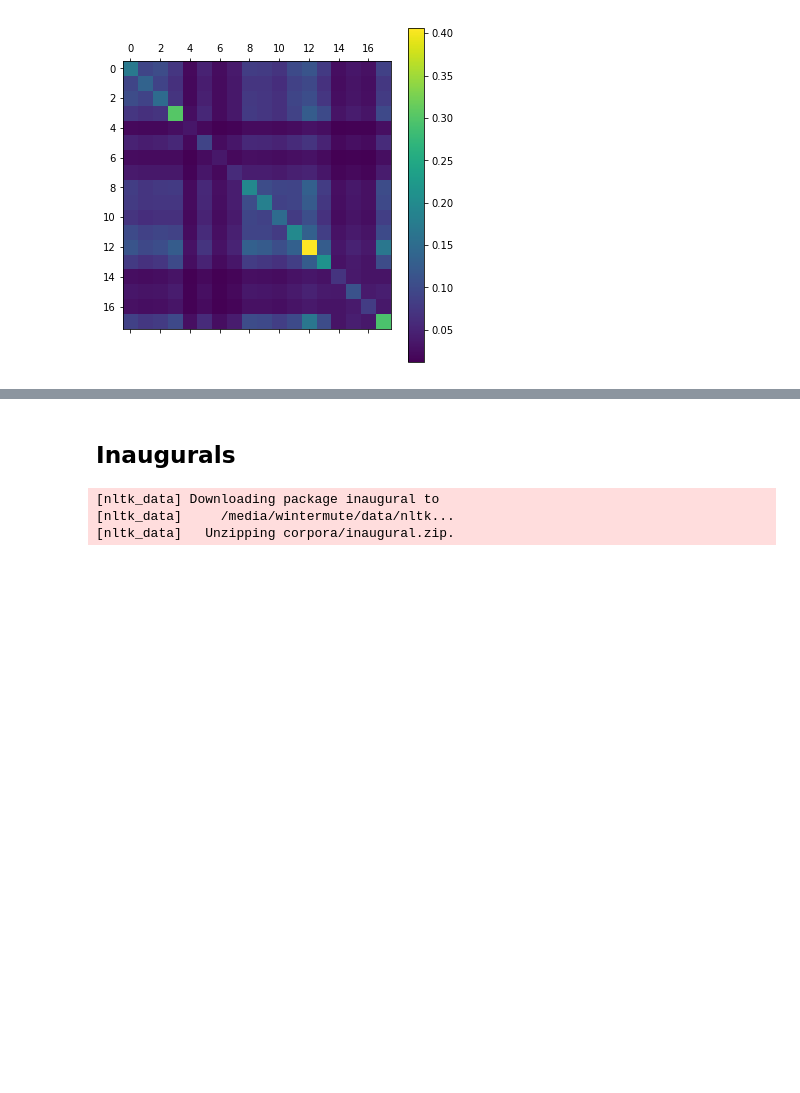
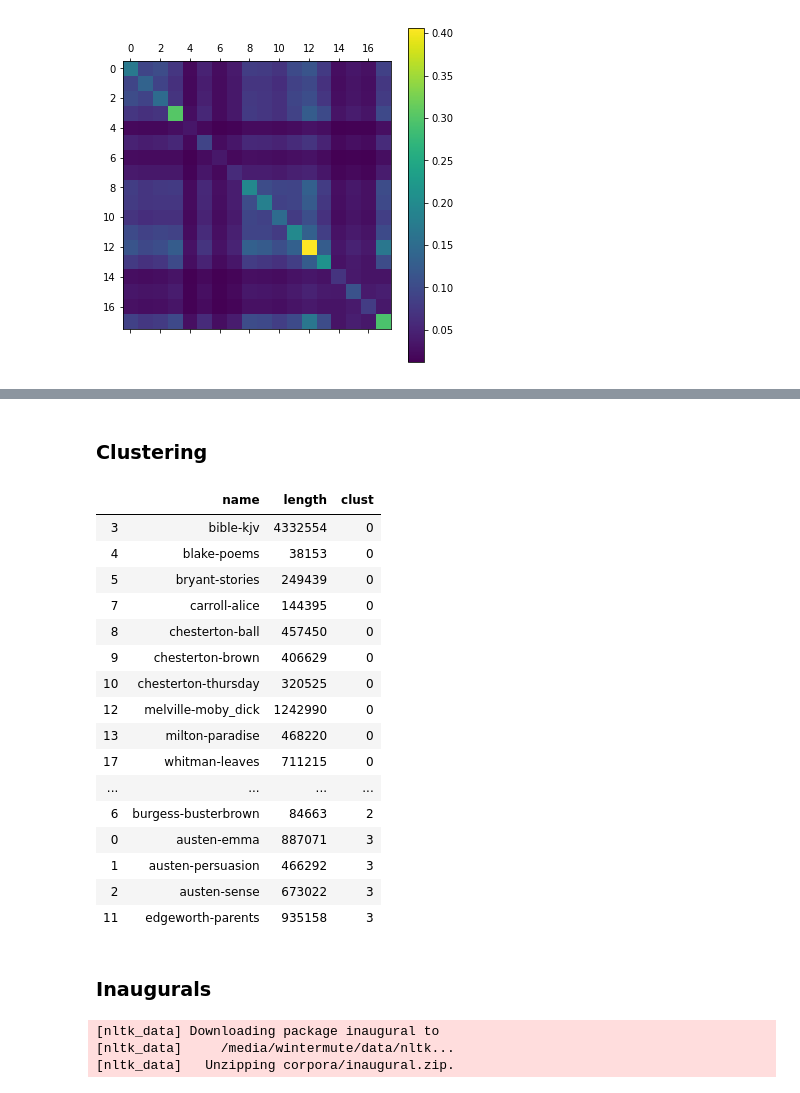
Before and after one commit to Hokyu0429/text_analysis, a Jupyter notebook: code/text_analysis.ipynb, the cells around one changed output, grey strips where cells are left out. Drawn from its saved outputs; the diff is of its cells as text; code cells hidden in the pictures; blank space fills up the shorter version.

```diff
--- a/code/text_analysis.ipynb
+++ b/code/text_analysis.ipynb
@@ -188,0 +189,2 @@ plt.scatter(year_diff, sim_flat);
+# %% [markdown]
+### Clustering
@@ -189,5 +194,28 @@ plt.scatter(year_diff, sim_flat);
+# %%
+n_clust = 4
+clust = KMeans(n_clusters=n_clust).fit_predict(tfidf)
+df_clust = info.assign(clust=clust).sort_values(by=['clust', 'name'])
+df_clust
+# %% [output]
+|  | name | length | clust |
+| 3 | bible-kjv | 4332554 | 0 |
+| 4 | blake-poems | 38153 | 0 |
+| 5 | bryant-stories | 249439 | 0 |
+| 7 | carroll-alice | 144395 | 0 |
+| 8 | chesterton-ball | 457450 | 0 |
+| 9 | chesterton-brown | 406629 | 0 |
+| 10 | chesterton-thursday | 320525 | 0 |
+| 12 | melville-moby_dick | 1242990 | 0 |
+| 13 | milton-paradise | 468220 | 0 |
+| 17 | whitman-leaves | 711215 | 0 |
+| ... | ... | ... | ... |
+| 6 | burgess-busterbrown | 84663 | 2 |
+| 0 | austen-emma | 887071 | 3 |
+| 1 | austen-persuasion | 466292 | 3 |
+| 2 | austen-sense | 673022 | 3 |
+| 11 | edgeworth-parents | 935158 | 3 |
 # %% [markdown]
-## Inaugurals
+### Inaugurals
 # %%
 nltk.download('inaugural')
 # %% [output]
```
Also changed, not shown: parts of 4 cells of this notebook, 8 other files.
